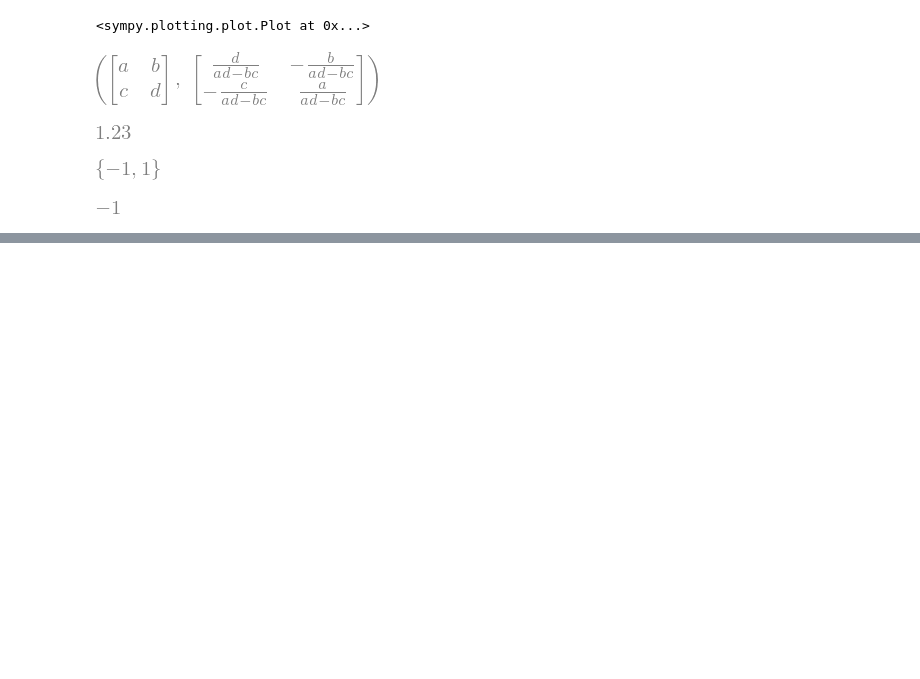
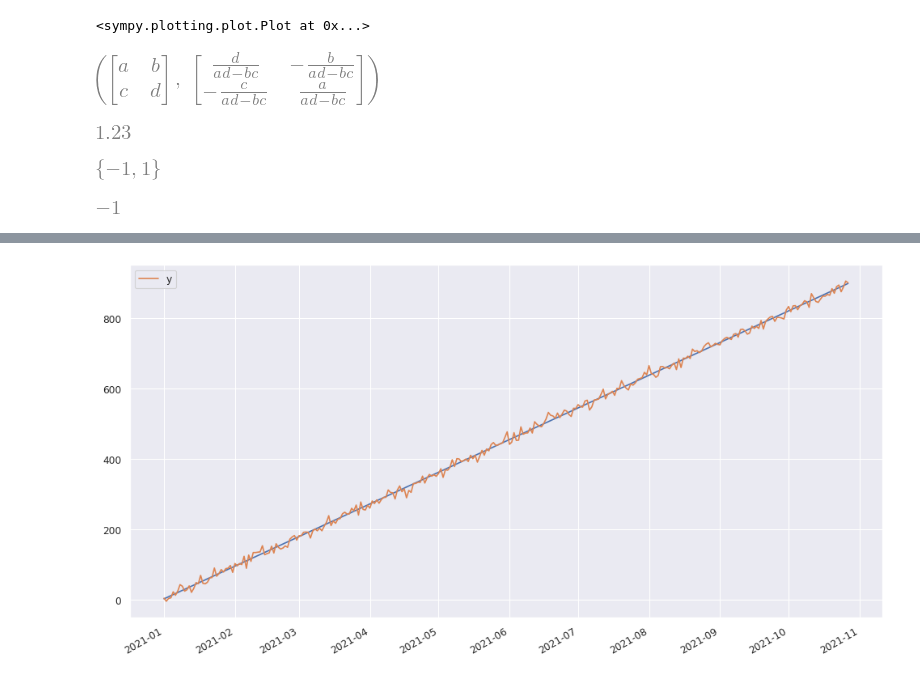
Before and after one commit to cs224/jupyter-docker-hello-world, a Jupyter notebook: 0000-template-standard.ipynb, the cells around one changed output, grey strips where cells are left out. Cells and saved outputs as stored; diff of their text form; code cells hidden in the pictures; blank space fills up the shorter version.

```diff
--- a/0000-template-standard.ipynb
+++ b/0000-template-standard.ipynb
@@ -249,0 +253,10 @@ list(solution)[0]
+# %%
+l = 300
+x = np.arange(0, l)
+y = 2.8 + x * 3.0 + X[:l,0]
+dt = pd.to_datetime('2021-01-01')
+d_ = dt + pd.Series(x).apply(lambda i: dateutil.relativedelta.relativedelta(days=i))
+ldf = pd.DataFrame(index=d_)
+ldf['x'] = x
+ldf['y'] = y
+ldf
@@ -249,0 +277,9 @@ list(solution)[0]
+# %%
+def linreg(X,Y):
+    X = sm.add_constant(X)
+    model = sm.regression.linear_model.OLS(Y, X).fit()
+    a = model.params[0]
+    b = model.params[1]
+    return a, b, model
+# %%
+a, b, model = linreg(ldf.x, ldf.y)
@@ -249,0 +306,8 @@ list(solution)[0]
+# %%
+y_ = a + b * ldf.x
+plt.figure(figsize=(15, 8), dpi=80, facecolor='w', edgecolor='k')
+ax = plt.subplot(1, 1, 1)
+ax.plot(ldf.index, y_)
+ldf[['y']].plot(ax=ax);
+# %% [output]
+[figure, added]
```
Also changed, not shown: parts of 25 cells of this notebook, 1 other file.
